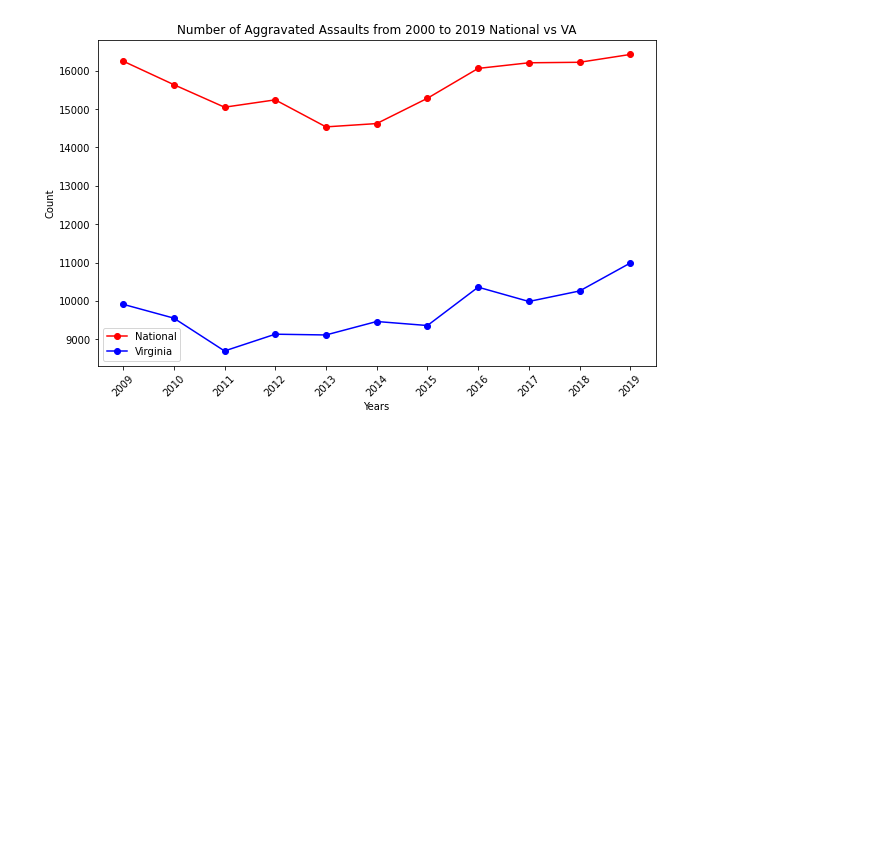
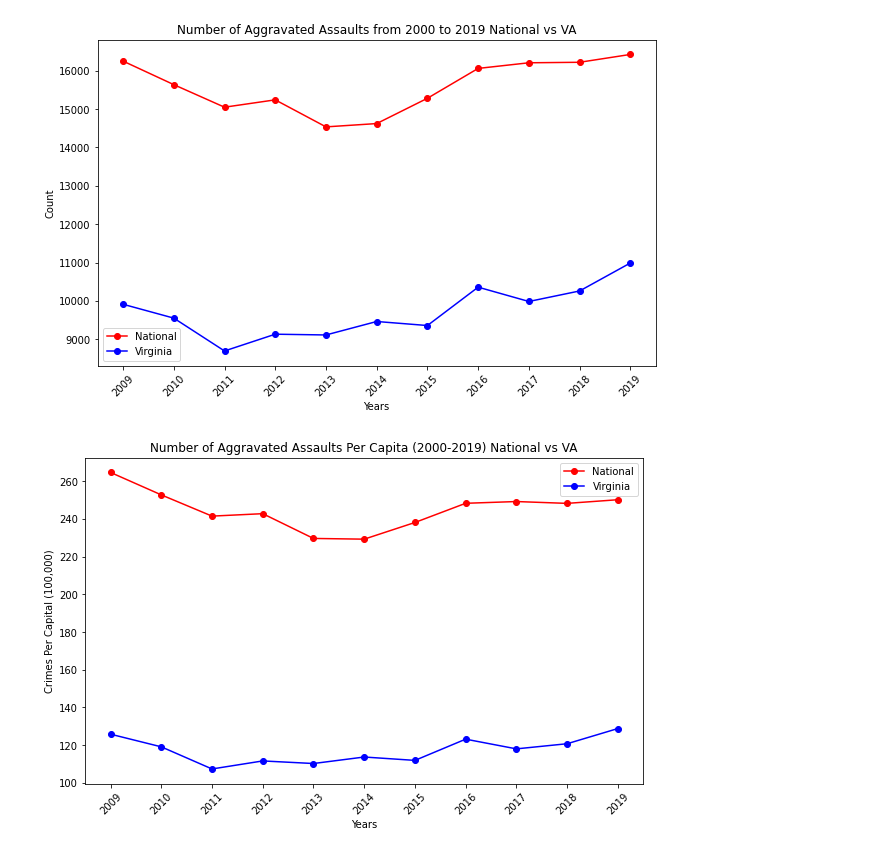
Before and after one commit to xb12mel/Project_1_FBI_Data, a Jupyter notebook: FBISummaryDataVisual.ipynb, the cells around one changed output. Drawn from its saved outputs; the diff is of its cells as text; code cells hidden in the pictures; blank space fills up the shorter version.

```diff
--- a/FBISummaryDataVisual.ipynb
+++ b/FBISummaryDataVisual.ipynb
@@ -347,3 +404,17 @@ plt.legend(handles=[graph, graph2], loc="best")
 plt.show()
 # %% [output]
 [figure]
+# %%
+plt.figure(figsize=(10,6))
+years = [2009, 2010, 2011, 2012, 2013, 2014, 2015, 2016, 2017, 2018, 2019]
+graph, = plt.plot(years, nat_per_capita, marker = "o", color="red", label="National")
+graph2, = plt.plot(years, va_per_capita, marker = "o", color="blue", label="Virginia")
+plt.xticks(nat_year, rotation=45)
+
+plt.xlabel("Years")
+plt.ylabel("Crimes Per Capital (100,000)")
+plt.title("Number of Aggravated Assaults Per Capita (2000-2019) National vs VA")
+plt.legend(handles=[graph, graph2], loc="best")
+plt.show()
+# %% [output]
+[figure, added]
```
Also changed, not shown: parts of 4 cells of this notebook, 1 other file.
